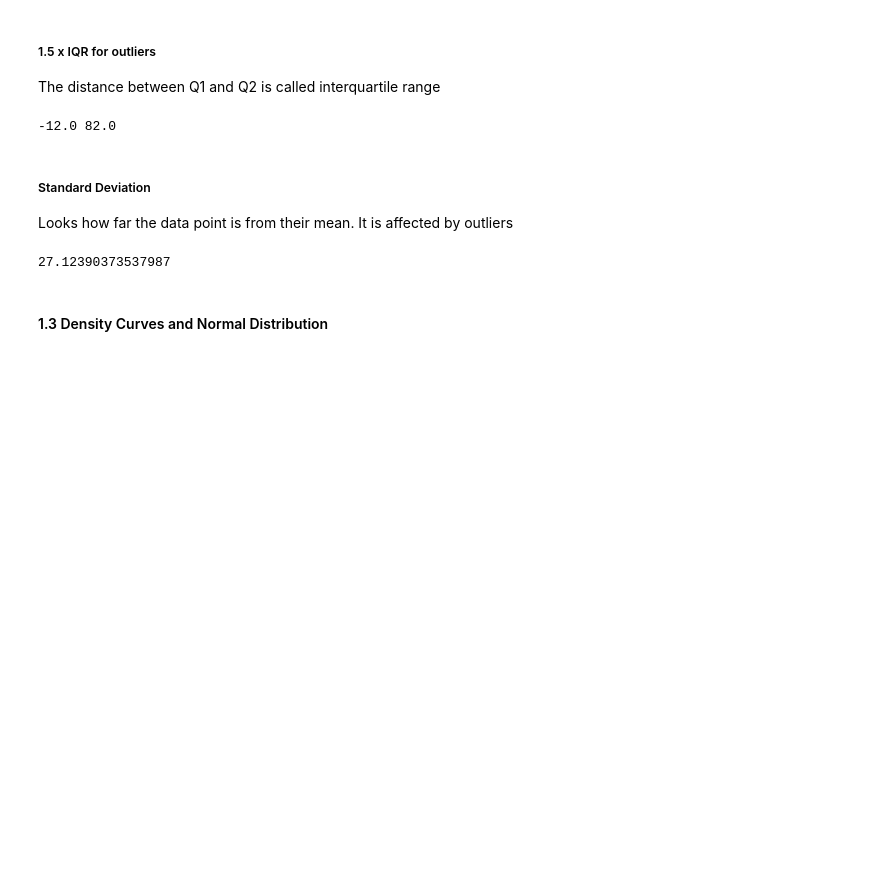
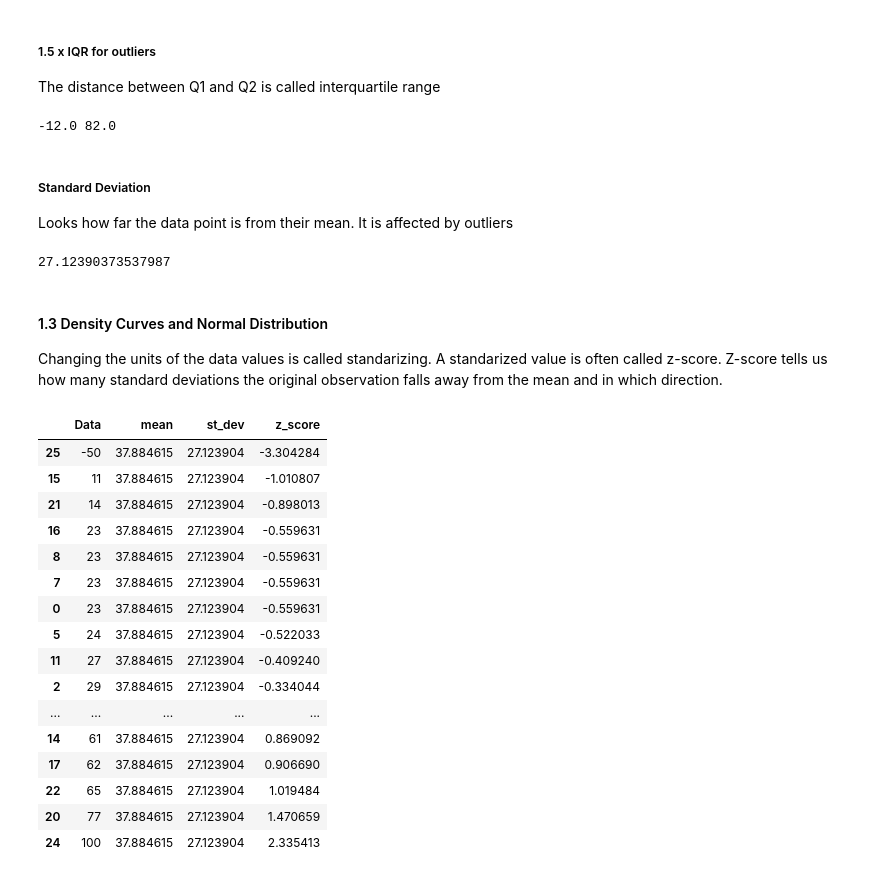
Before and after one commit to btemovska/Statistics, a Jupyter notebook: Part I: Looking at Data/Chapter 1 Looking at Data Distributions.ipynb, the cells around one changed output. Saved outputs shown, nothing was run; the diff lists cells and outputs as text; code cells hidden in the pictures; blank space fills up the shorter version.

```diff
--- a/Part I: Looking at Data/Chapter 1 Looking at Data Distributions.ipynb
+++ b/Part I: Looking at Data/Chapter 1 Looking at Data Distributions.ipynb
@@ -123,3 +124,29 @@ st_dev
 27.12390373537987
 # %% [markdown]
 #### 1.3 Density Curves and Normal Distribution
+Changing the units of the data values is called standarizing. A standarized value is often called z-score. Z-score tells us how many standard deviations the original observation falls away from the mean and in which direction.
+# %%
+df['mean'] = df['Data'].mean()
+df['st_dev'] = df['Data'].std()
+
+df['z_score'] = zscore(df['Data'])
+df = df.sort_values(by='z_score')
+df
+# %% [output]
+|  | Data | mean | st_dev | z_score |
+| 25 | -50 | 37.884615 | 27.123904 | -3.304284 |
+| 15 | 11 | 37.884615 | 27.123904 | -1.010807 |
+| 21 | 14 | 37.884615 | 27.123904 | -0.898013 |
+| 16 | 23 | 37.884615 | 27.123904 | -0.559631 |
+| 8 | 23 | 37.884615 | 27.123904 | -0.559631 |
+| 7 | 23 | 37.884615 | 27.123904 | -0.559631 |
+| 0 | 23 | 37.884615 | 27.123904 | -0.559631 |
+| 5 | 24 | 37.884615 | 27.123904 | -0.522033 |
+| 11 | 27 | 37.884615 | 27.123904 | -0.409240 |
+| 2 | 29 | 37.884615 | 27.123904 | -0.334044 |
+| ... | ... | ... | ... | ... |
+| 14 | 61 | 37.884615 | 27.123904 | 0.869092 |
+| 17 | 62 | 37.884615 | 27.123904 | 0.906690 |
+| 22 | 65 | 37.884615 | 27.123904 | 1.019484 |
+| 20 | 77 | 37.884615 | 27.123904 | 1.470659 |
+| 24 | 100 | 37.884615 | 27.123904 | 2.335413 |
```
Also changed, not shown: parts of 2 cells of this notebook.
